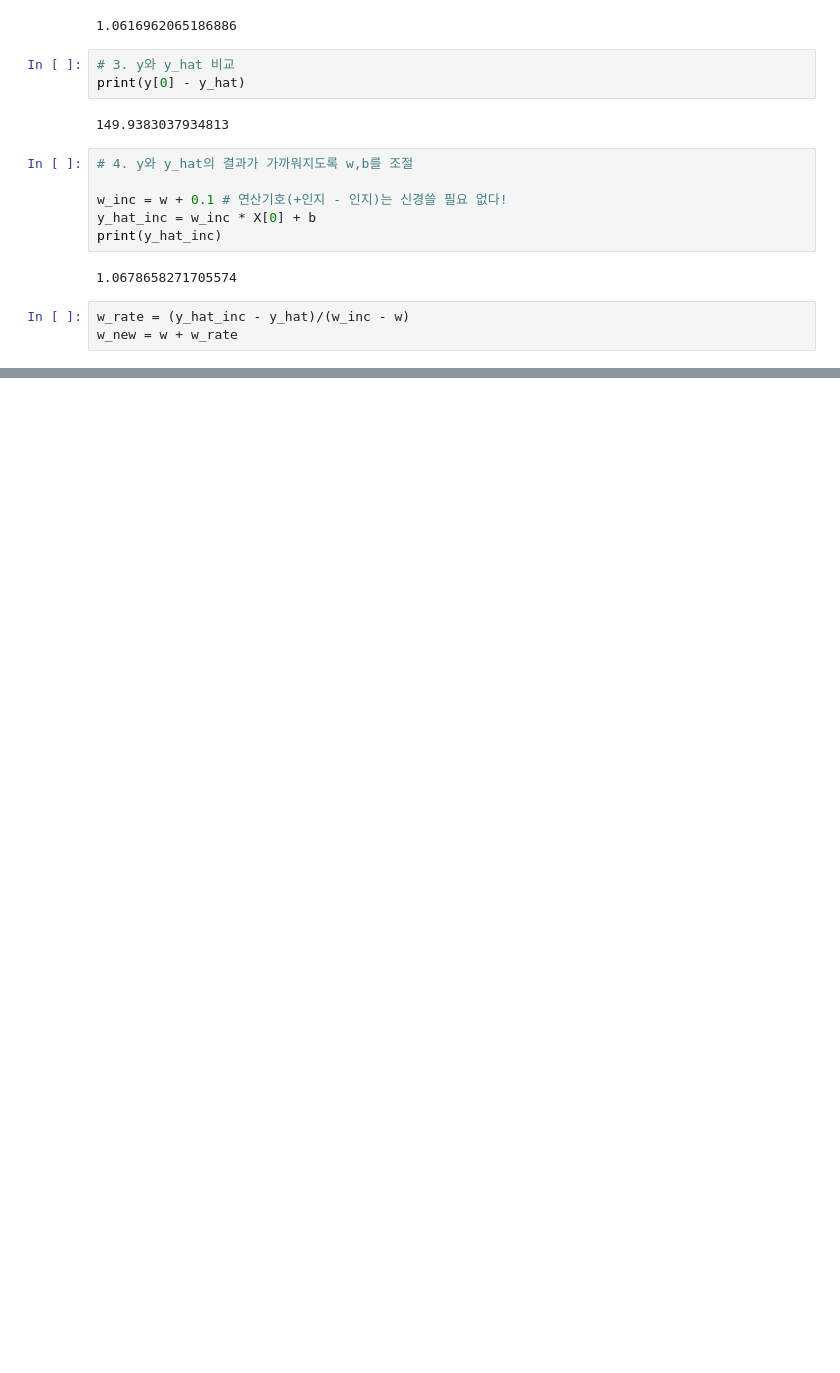
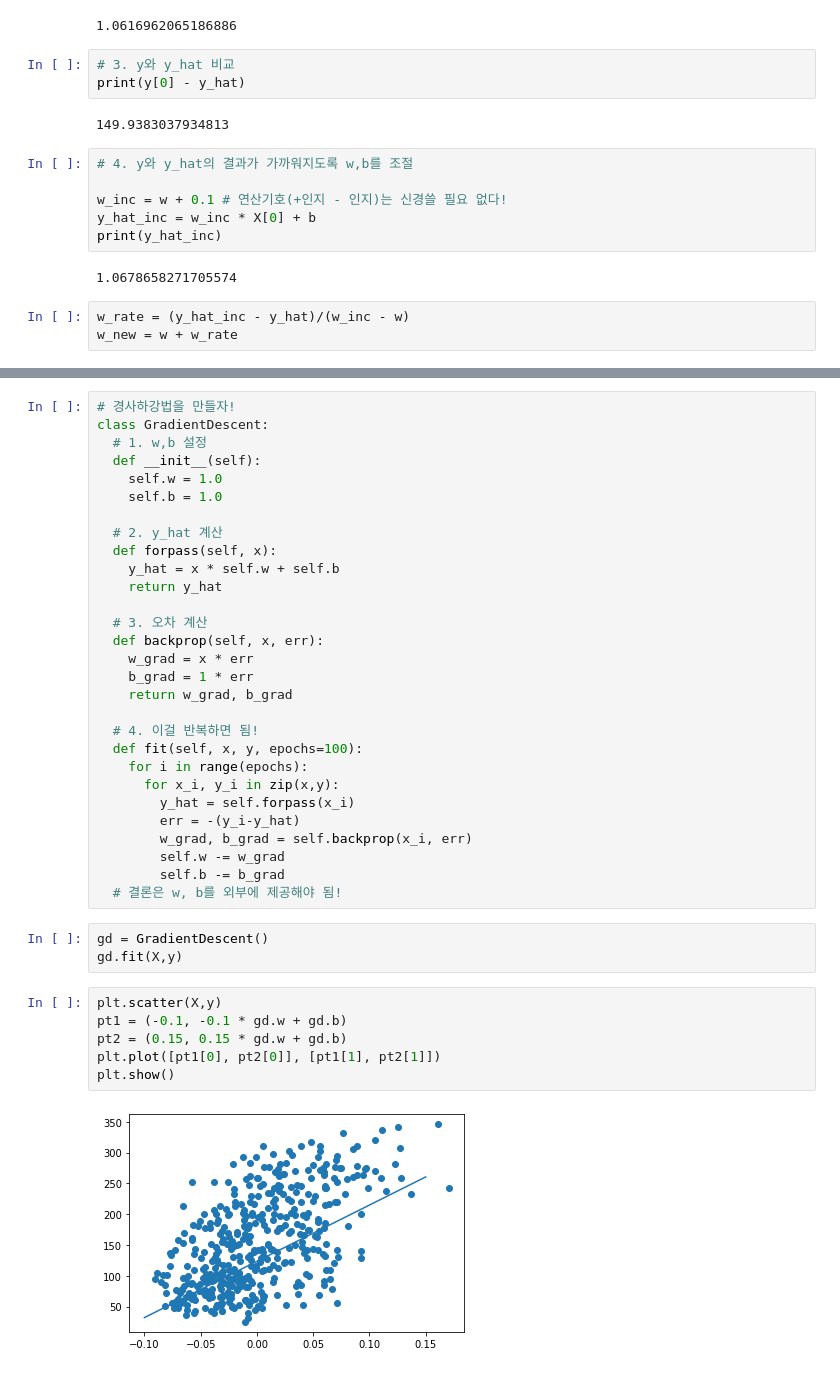
Before and after one commit to geunsu-jo/Hands-On-ML, a Jupyter notebook: winter_semester/02_선형회귀.ipynb, the cells around one changed output, grey strips where cells are left out. Saved outputs shown, nothing was run; the diff lists cells and outputs as text; blank space fills up the shorter version.

```diff
--- a/winter_semester/02_선형회귀.ipynb
+++ b/winter_semester/02_선형회귀.ipynb
@@ -72,0 +155,40 @@ print(y_hat_inc)
+# %%
+# 경사하강법을 만들자!
+class GradientDescent:
+  # 1. w,b 설정
+  def __init__(self):
+    self.w = 1.0
+    self.b = 1.0
+
+  # 2. y_hat 계산
+  def forpass(self, x):
+    y_hat = x * self.w + self.b
+    return y_hat
+
+  # 3. 오차 계산
+  def backprop(self, x, err):
+    w_grad = x * err
+    b_grad = 1 * err
+    return w_grad, b_grad
+
+  # 4. 이걸 반복하면 됨!
+  def fit(self, x, y, epochs=100):
+    for i in range(epochs):
+      for x_i, y_i in zip(x,y):
+        y_hat = self.forpass(x_i)
+        err = -(y_i-y_hat)
+        w_grad, b_grad = self.backprop(x_i, err)
+        self.w -= w_grad
+        self.b -= b_grad
+  # 결론은 w, b를 외부에 제공해야 됨!
+# %%
+gd = GradientDescent()
+gd.fit(X,y)
+# %%
+plt.scatter(X,y)
+pt1 = (-0.1, -0.1 * gd.w + gd.b)
+pt2 = (0.15, 0.15 * gd.w + gd.b)
+plt.plot([pt1[0], pt2[0]], [pt1[1], pt2[1]])
+plt.show()
+# %% [output]
+[figure, added]
```
Also changed, not shown: parts of 10 cells of this notebook.
